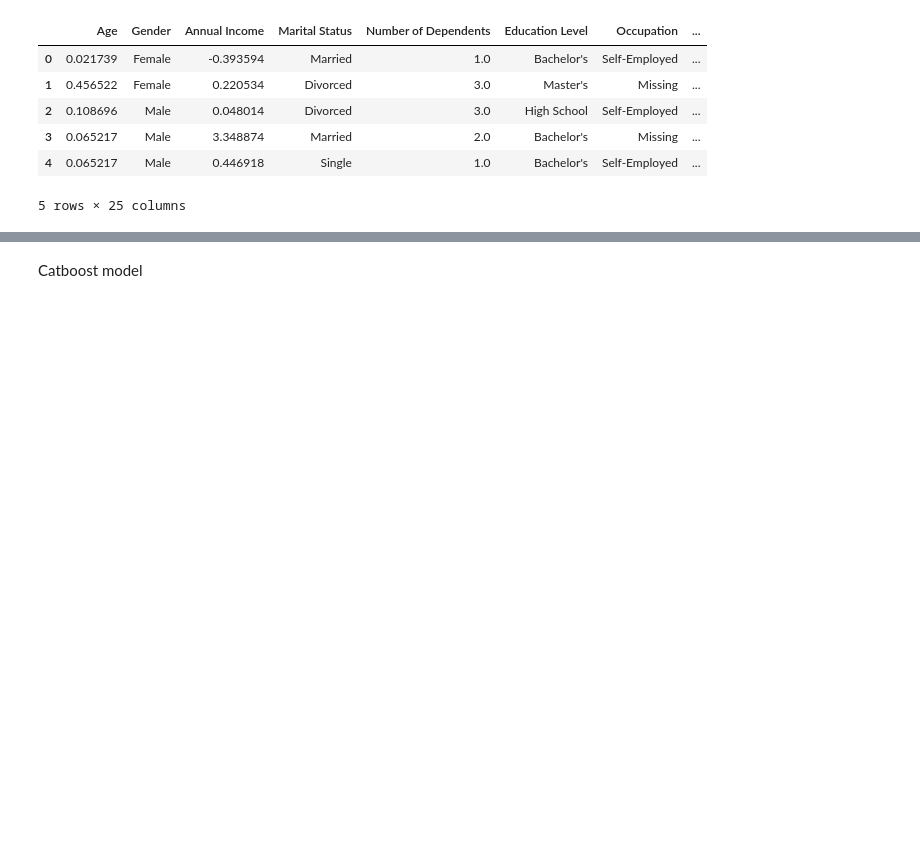
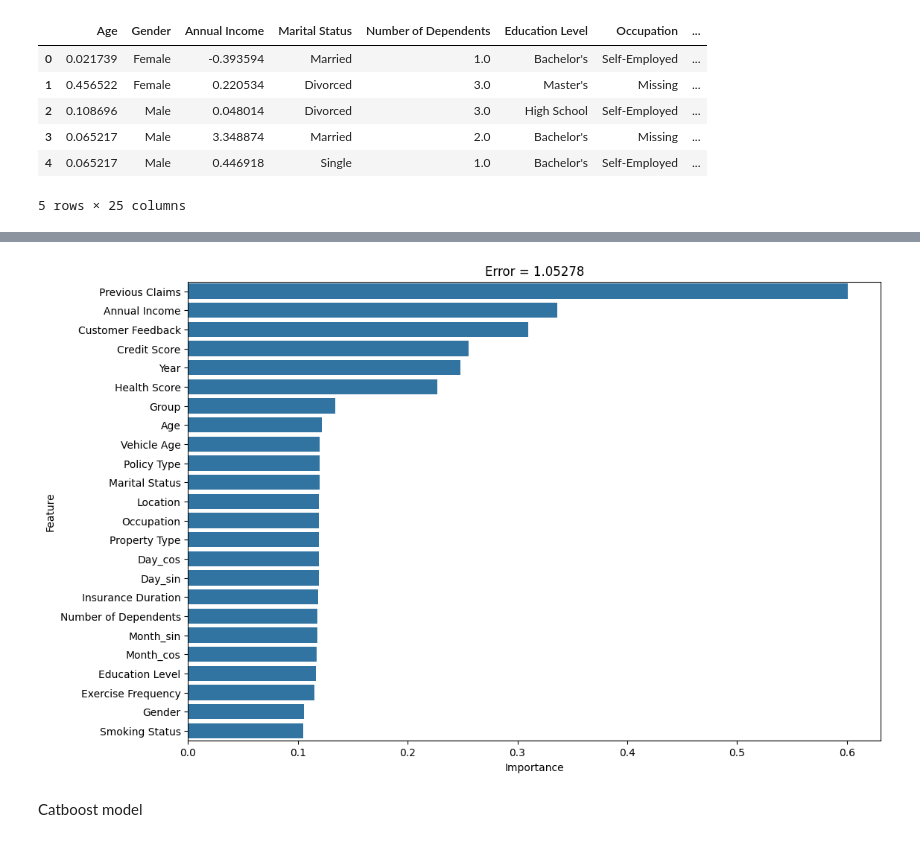
Before and after one commit to francesco481/predict-insurance, a Jupyter notebook: train_model.ipynb, the cells around one changed output, grey strips where cells are left out. Saved outputs shown, nothing was run; the diff lists cells and outputs as text; code cells hidden in the pictures; blank space fills up the shorter version.

```diff
--- a/train_model.ipynb
+++ b/train_model.ipynb
@@ -339,33 +310,35 @@ def rmsLe(y_true, y_pred):
 # %%
-# from xgboost import XGBRegressor
+from xgboost import XGBRegressor
 
-# best_params_xgb = {'n_estimators': 700, 'learning_rate': 0.006002641114390338, 'max_depth': 15, 'min_child_weight': 72,
-#                    'subsample': 0.7200344333898133, 'colsample_bytree': 0.6986521753741868, 'reg_alpha': 0.0013223748424590466,
-#                     'reg_lambda': 0.40630468090624405}
+best_params_xgb = {'n_estimators': 700, 'learning_rate': 0.006002641114390338, 'max_depth': 15, 'min_child_weight': 72,
+                   'subsample': 0.7200344333898133, 'colsample_bytree': 0.6986521753741868, 'reg_alpha': 0.0013223748424590466,
+                    'reg_lambda': 0.40630468090624405}
 
-# xgb_model = XGBRegressor(**best_params_xgb, objective='reg:squarederror', random_state=42)
-# xgb_model.fit(X_train, np.log1p(y_train))
+xgb_model = XGBRegressor(**best_params_xgb, objective='reg:squarederror', random_state=42)
+xgb_model.fit(X_train, np.log1p(y_train))
 
-# test_preds = xgb_model.predict(X_ref)
-# test_preds = np.expm1(test_preds)
+test_preds = xgb_model.predict(X_ref)
+test_preds = np.expm1(test_preds)
 
-# error_xgb = rmsLe(y_ref, test_preds)
+error_xgb = rmsLe(y_ref, test_preds)
 
-# # sample_submission['Premium Amount'] = test_preds
-# # sample_submission.to_csv('submission1.csv', index=False)
+# sample_submission['Premium Amount'] = test_preds
+# sample_submission.to_csv('submission1.csv', index=False)
 
-# #Visualising the importance of each field of the dataset in determing the Premium Amount
-# importances = xgb_model.feature_importances_
-# norm_importances = importances / np.linalg.norm(importances)
-# features = X.columns
-# importance_df = pd.DataFrame({'Feature': features, 'Importance': norm_importances})
-# importance_df.sort_values(by='Importance', ascending=False, inplace=True)
+#Visualising the importance of each field of the dataset in determing the Premium Amount
+importances = xgb_model.feature_importances_
+norm_importances = importances / np.linalg.norm(importances)
+features = X.columns
+importance_df = pd.DataFrame({'Feature': features, 'Importance': norm_importances})
+importance_df.sort_values(by='Importance', ascending=False, inplace=True)
 
-# plt.figure(figsize=(12, 8))
-# sns.barplot(x='Importance', y='Feature', data=importance_df)
-# plt.title('Error = {:.5f}'.format(error_xgb))
-# plt.show()
-# #Error = 1.05411
+plt.figure(figsize=(12, 8))
+sns.barplot(x='Importance', y='Feature', data=importance_df)
+plt.title('Error = {:.5f}'.format(error_xgb))
+plt.show()
+#Error = 1.05278
+# %% [output]
+[figure, added]
 # %% [markdown]
 Catboost model
 # %%
```
Also changed, not shown: parts of 1 cell of this notebook.
